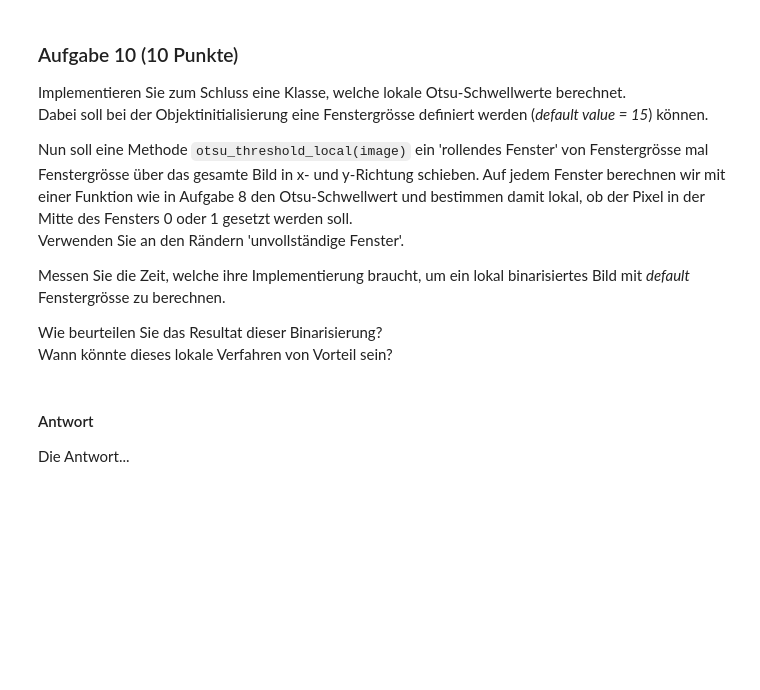
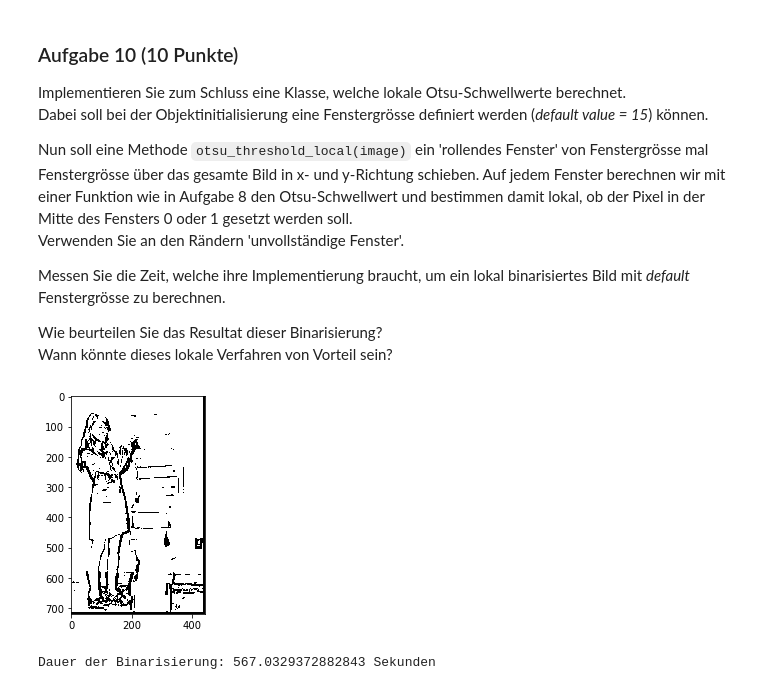
Before and after one commit to JuliaLauraMueller/dsp_hs2019, a Jupyter notebook: assignments/assignment07/exercise07.ipynb, the cells around one changed output. Cells and saved outputs as stored; diff of their text form; code cells hidden in the pictures; blank space fills up the shorter version.

```diff
--- a/assignments/assignment07/exercise07.ipynb
+++ b/assignments/assignment07/exercise07.ipynb
@@ -275,14 +270,13 @@ m_v = 0
 avg_sum = []
 
 for i in range(len(P_v)):
-    if(P_v is not None):
-        m_v =  m_v + (i * (normalize[i]))
-        avg_sum.append(m_v)
-
+    m_v =  m_v + (i * (normalize[i]))
+    # Summe an Array appenden
+    avg_sum.append(m_v)
 m_v = (avg_sum)
 
-# Mit Step-Funktion Histogramm zeichnen --> Cumsum zeichnen oder einfach Mittelwert Funktion ohne Strich (horizontal?)
-fig, ax = plt.subplots(nrows=1, ncols=1, figsize=(14, 7)) # Figure-Grösse in Inches
+# Mit Step-Funktion Histogramm zeichnen
+fig, ax = plt.subplots(nrows=1, ncols=1, figsize=(14, 7))
 plt.step(np.arange(0,255), avg_sum, where='pre', label="Kumulative Mittelwert-Funktion")
 
 min_ylim, max_ylim = plt.ylim()
@@ -510,3 +496,11 @@ class LocalOtsu():
-# %% [markdown]
-#### Antwort
-Die Antwort...
+# %%
+import time
+start = time.time()
+
+otsu = LocalOtsu(15)
+otsu.otsu_threshold_local('margaret_hamilton.jpg')
+
+print('Dauer der Binarisierung:', time.time() - start, 'Sekunden')
+# %% [output]
+[figure, added]
+Dauer der Binarisierung: 567.0329372882843 Sekunden
```
Also changed, not shown: parts of 11 cells of this notebook, 4 other files.
